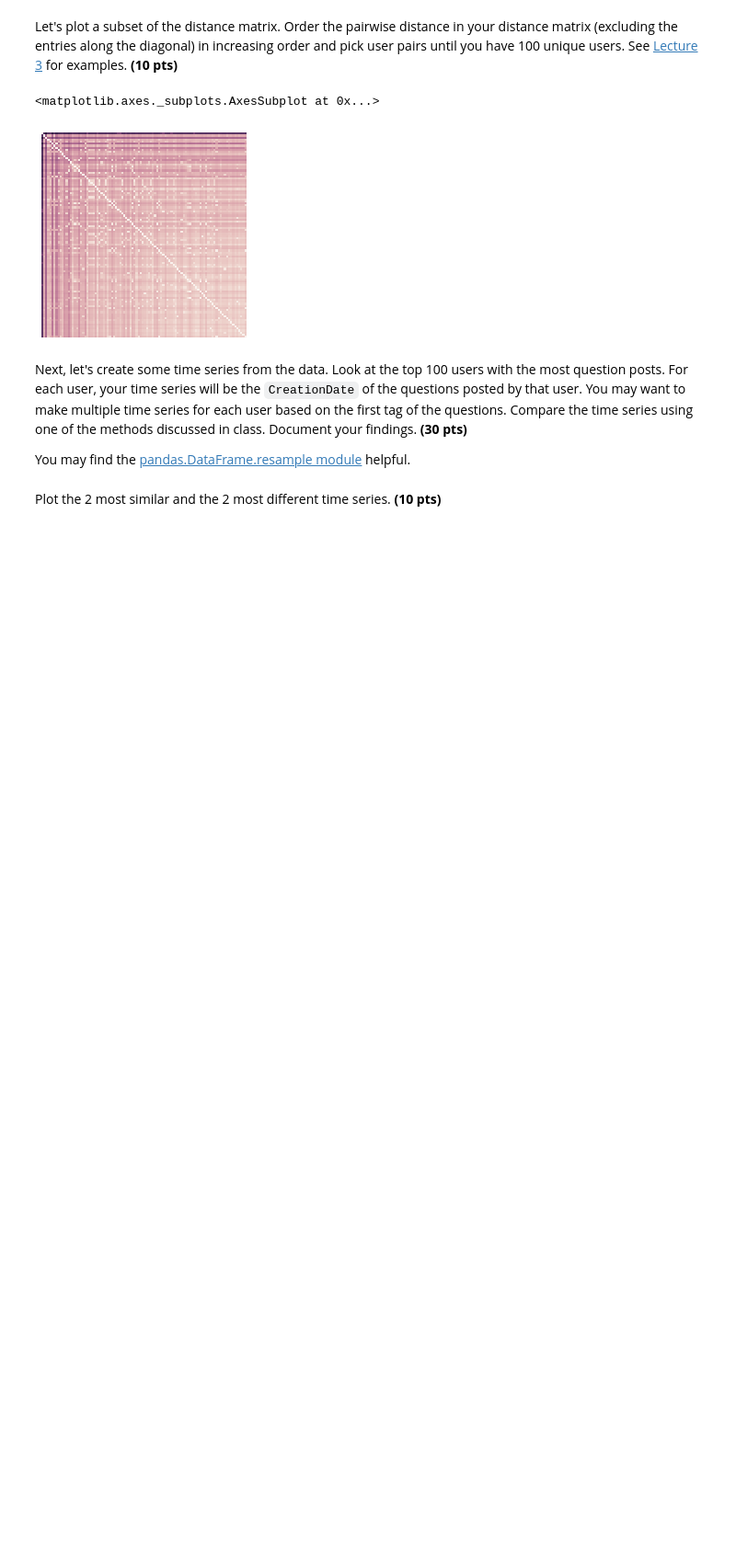
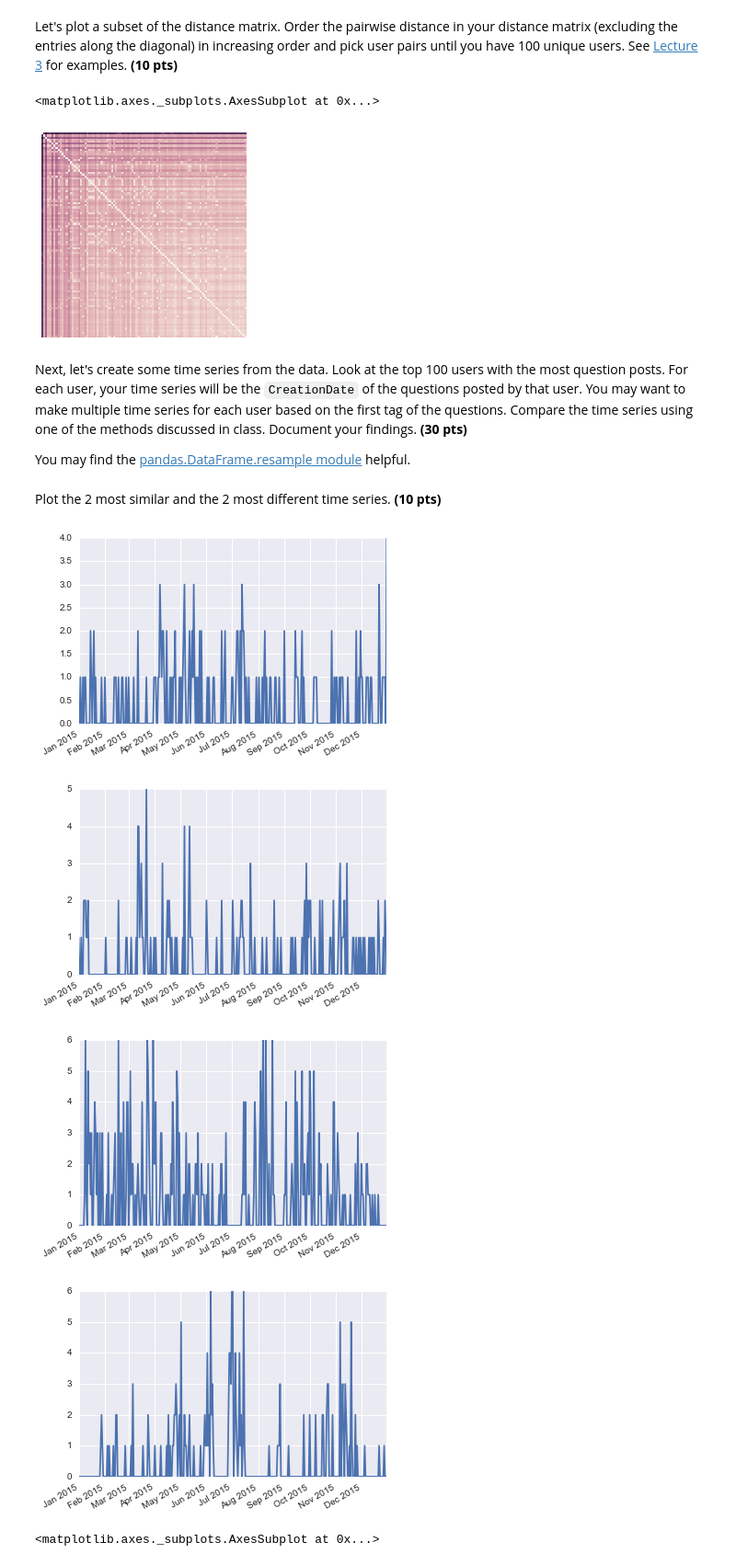
Before and after one commit to coolcor12/cs591-personal, a Jupyter notebook: hw1-submission/Homework-1.ipynb, the cells around one changed output. Shown at 92% size. Saved outputs shown, nothing was run; the diff lists cells and outputs as text; code cells hidden in the pictures; blank space fills up the shorter version.

Commit message:
almost all done! plotted 2 most similar and dissimilar users

```diff
--- a/hw1-submission/Homework-1.ipynb
+++ b/hw1-submission/Homework-1.ipynb
@@ -210,2 +276,42 @@ You may find the [pandas.DataFrame.resample module](http://pandas.pydata.org/pan
 # %% [markdown]
 Plot the 2 most similar and the 2 most different time series. **(10 pts)**
+# %%
+import matplotlib.pyplot as plt
+import sklearn.metrics as metrics
+import seaborn as sns
+%matplotlib inline
+
+def plot_timeseries(y, all_2015=all_2015):
+    plt.plot(all_2015, y)
+    plt.gcf().autofmt_xdate()
+    plt.show()
+
+minv = float('inf')
+maxv = float('-inf')
+max_2 = [0, 0]
+min_2 = [0, 0]
+for i in range(100):
+    for j in range(100):
+        if i == j:
+            continue
+        else:
+            if matrix[i][j] > maxv:
+                max_2 = [i, j]
+                maxv = matrix[i][j]
+            if matrix[i][j] < minv:
+                min_2 = [i, j]
+                minv = matrix[i][j]
+
+plot_timeseries(user_timeseries[min_2[0]])
+plot_timeseries(user_timeseries[min_2[1]])
+plot_timeseries(user_timeseries[max_2[0]])
+plot_timeseries(user_timeseries[max_2[1]])
+
+
+sns.heatmap(matrix, xticklabels=False, yticklabels=False, linewidths=0, square=True,cbar=False)
+# %% [output]
+[figure, added]
+[figure, added]
+[figure, added]
+[figure, added]
+<matplotlib.axes._subplots.AxesSubplot at 0x...>
```
Also changed, not shown: parts of 3 cells of this notebook.
